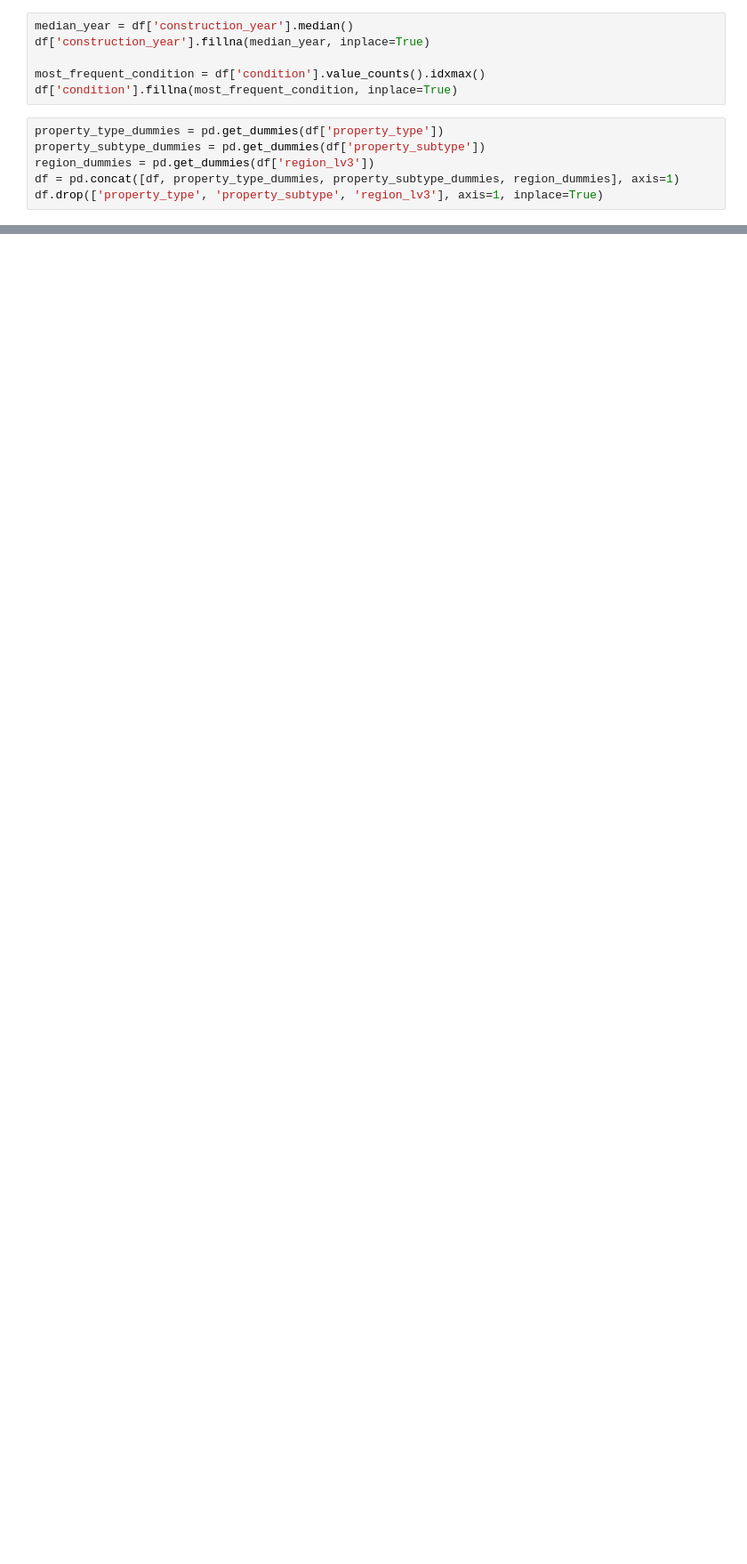
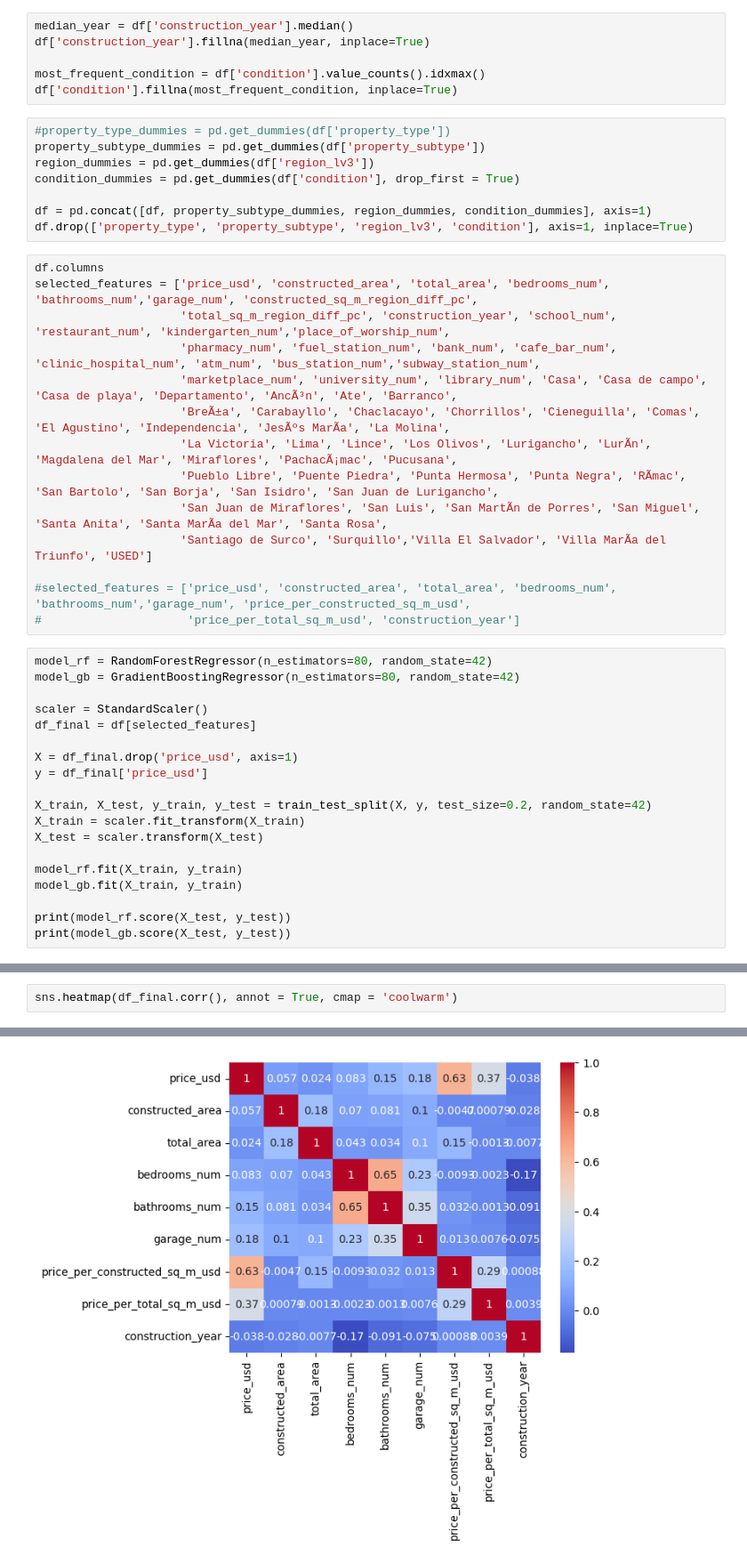
Before and after one commit to FernandoIGD12/UTEC_programming101, a Jupyter notebook: Intro_AI/proyecto_final.ipynb, the cells around one changed output, grey strips where cells are left out. Shown at 89% size. Cells and saved outputs as stored; diff of their text form; blank space fills up the shorter version.

```diff
--- a/Intro_AI/proyecto_final.ipynb
+++ b/Intro_AI/proyecto_final.ipynb
@@ -80,8 +86,43 @@ df['construction_year'].fillna(median_year, inplace=True)
 most_frequent_condition = df['condition'].value_counts().idxmax()
 df['condition'].fillna(most_frequent_condition, inplace=True)
 # %%
-property_type_dummies = pd.get_dummies(df['property_type'])
+#property_type_dummies = pd.get_dummies(df['property_type'])
 property_subtype_dummies = pd.get_dummies(df['property_subtype'])
 region_dummies = pd.get_dummies(df['region_lv3'])
-df = pd.concat([df, property_type_dummies, property_subtype_dummies, region_dummies], axis=1)
-df.drop(['property_type', 'property_subtype', 'region_lv3'], axis=1, inplace=True)
+condition_dummies = pd.get_dummies(df['condition'], drop_first = True)
+
+df = pd.concat([df, property_subtype_dummies, region_dummies, condition_dummies], axis=1)
+df.drop(['property_type', 'property_subtype', 'region_lv3', 'condition'], axis=1, inplace=True)
+# %%
+df.columns
+selected_features = ['price_usd', 'constructed_area', 'total_area', 'bedrooms_num', 'bathrooms_num','garage_num', 'constructed_sq_m_region_diff_pc',
+                     'total_sq_m_region_diff_pc', 'construction_year', 'school_num', 'restaurant_num', 'kindergarten_num','place_of_worship_num',
+                     'pharmacy_num', 'fuel_station_num', 'bank_num', 'cafe_bar_num', 'clinic_hospital_num', 'atm_num', 'bus_station_num','subway_station_num',
+                     'marketplace_num', 'university_num', 'library_num', 'Casa', 'Casa de campo', 'Casa de playa', 'Departamento', 'AncÃ³n', 'Ate', 'Barranco',
+                     'BreÃ±a', 'Carabayllo', 'Chaclacayo', 'Chorrillos', 'Cieneguilla', 'Comas', 'El Agustino', 'Independencia', 'JesÃºs MarÃ­a', 'La Molina',
+                     'La Victoria', 'Lima', 'Lince', 'Los Olivos', 'Lurigancho', 'LurÃ­n', 'Magdalena del Mar', 'Miraflores', 'PachacÃ¡mac', 'Pucusana',
+                     'Pueblo Libre', 'Puente Piedra', 'Punta Hermosa', 'Punta Negra', 'RÃ­mac', 'San Bartolo', 'San Borja', 'San Isidro', 'San Juan de Lurigancho',
+                     'San Juan de Miraflores', 'San Luis', 'San MartÃ­n de Porres', 'San Miguel', 'Santa Anita', 'Santa MarÃ­a del Mar', 'Santa Rosa',
+                     'Santiago de Surco', 'Surquillo','Villa El Salvador', 'Villa MarÃ­a del Triunfo', 'USED']
+
+#selected_features = ['price_usd', 'constructed_area', 'total_area', 'bedrooms_num', 'bathrooms_num','garage_num', 'price_per_constructed_sq_m_usd',
+#                     'price_per_total_sq_m_usd', 'construction_year']
+# %%
+model_rf = RandomForestRegressor(n_estimators=80, random_state=42)
+model_gb = GradientBoostingRegressor(n_estimators=80, random_state=42)
+
+scaler = StandardScaler()
+df_final = df[selected_features]
+
+X = df_final.drop('price_usd', axis=1)
+y = df_final['price_usd']
+
+X_train, X_test, y_train, y_test = train_test_split(X, y, test_size=0.2, random_state=42)
+X_train = scaler.fit_transform(X_train)
+X_test = scaler.transform(X_test)
+
+model_rf.fit(X_train, y_train)
+model_gb.fit(X_train, y_train)
+
+print(model_rf.score(X_test, y_test))
+print(model_gb.score(X_test, y_test))
@@ -87,0 +132,3 @@ df.drop(['property_type', 'property_subtype', 'region_lv3'], axis=1, inplace=Tru
+# %%
+sns.heatmap(df_final.corr(), annot = True, cmap = 'coolwarm')
+# %% [output]
@@ -87,0 +136 @@ df.drop(['property_type', 'property_subtype', 'region_lv3'], axis=1, inplace=Tru
+[figure, added]
```
Also changed, not shown: parts of 8 cells of this notebook.
